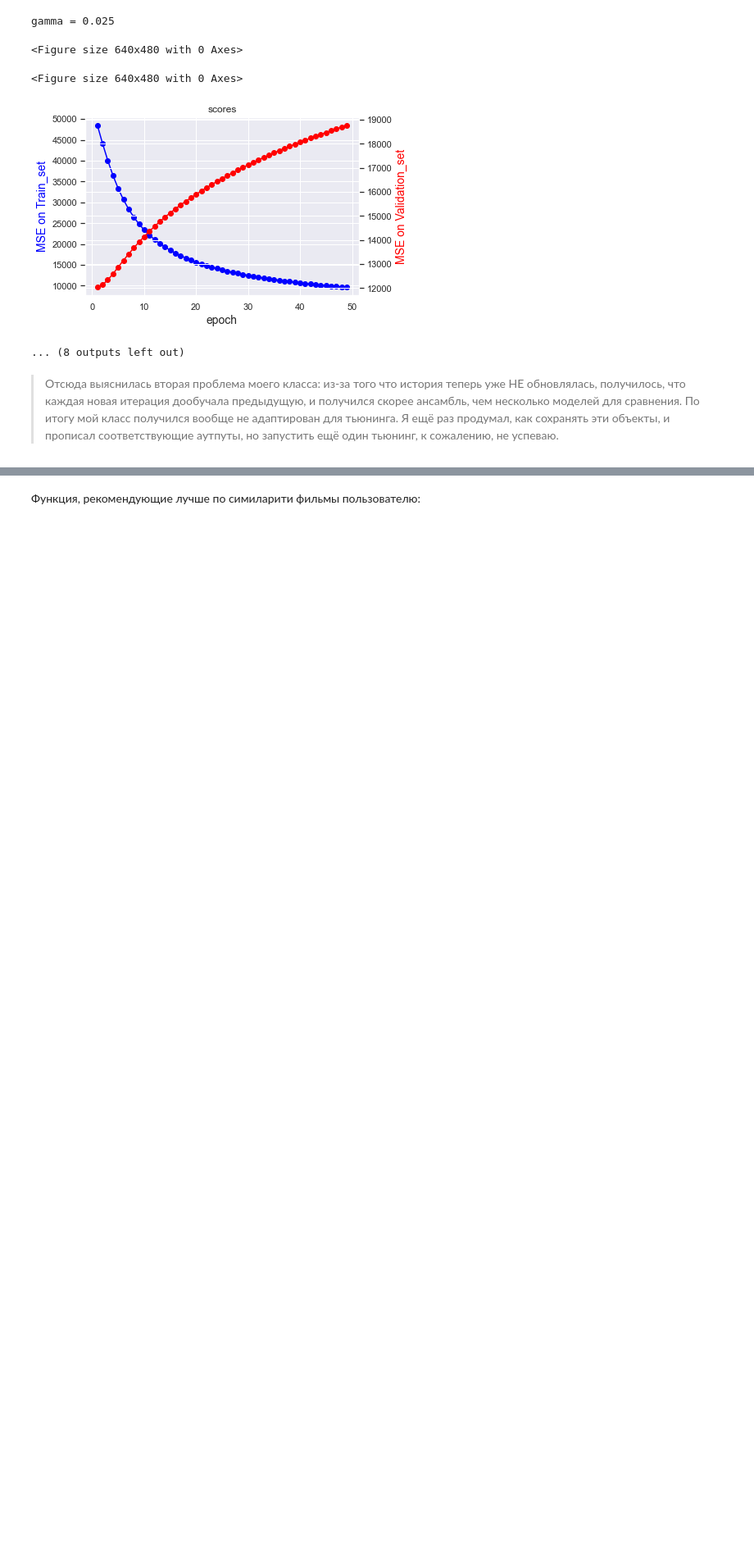
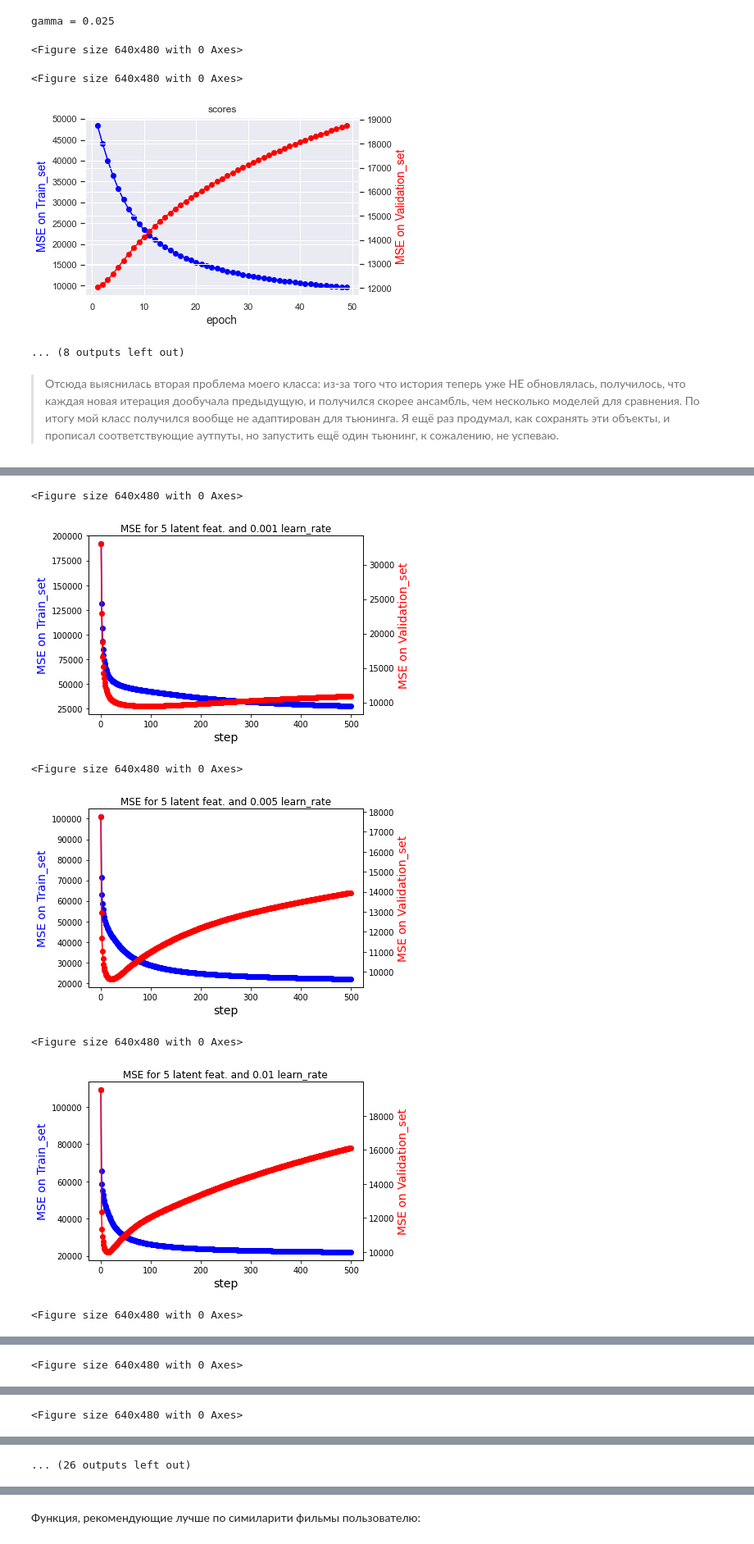
Before and after one commit to alexpoov/alexpoov, a Jupyter notebook: popov_hw.ipynb, the cells around one changed output, grey strips where cells are left out. Shown: that part at 82% size. Saved outputs shown, nothing was run; the diff lists cells and outputs as text; code cells hidden in the pictures; blank space fills up the shorter version.

```diff
--- a/popov_hw.ipynb
+++ b/popov_hw.ipynb
@@ -1107,9 +1104,10 @@ model.initialize()
 # %%
 %%time
 tunes = []
+model = customSVD(train)
 
-for L in (5, 15, 25):
-    for gamma in (0.001, 0.005, 0.01, 0.025):
+for L in (5, 15, 25, 45):
+    for gamma in (0.001, 0.005, 0.01, 0.025, 0.05):
         model.initialize(latent_features = L)
-        tune = model.fit(valid, learning_rate = gamma, epochs = 10, steps = 10)
+        tune = model.fit(valid, learning_rate = gamma, epochs = 20, steps = 25)
         tunes.append([L, gamma, tune])
@@ -1189,0 +1196,43 @@ gamma = 0.025
+# %%
+from matplotlib import pyplot as plt
+
+for i in range(19):
+    tra_sc = []
+    val_sc = []
+    for s in range(500):
+        tra_sc.append(tunes[i][2][1][s][0])
+        val_sc.append(tunes[i][2][1][s][1])
+    ep = list(range(len(tra_sc)))[1:]
+
+    plt.figure(figsize=(8, 6), dpi=80);
+
+    # create figure and axis objects with subplots()
+    fig,ax = plt.subplots()
+    # make a plot
+    ax.plot(ep,
+            tra_sc[1:],
+            color="blue",
+            marker="o")
+    # set x-axis label
+    ax.set_xlabel("step", fontsize = 14)
+    # set y-axis label
+    ax.set_ylabel("MSE on Train_set",
+                color="blue",
+                fontsize=14)
+    title = f"MSE for {tunes[i][0]} latent feat. and {tunes[i][1]} learn_rate"
+    ax.set_title(title)
+
+    # twin object for two different y-axis on the sample plot
+    ax2=ax.twinx()
+    # make a plot with different y-axis using second axis object
+    ax2.plot(ep, val_sc[1:], color="red",marker="o")
+    ax2.set_ylabel("MSE on Validation_set", color="red",fontsize=14)
+    plt.show();
+# %% [output]
+<Figure size 640x480 with 0 Axes>
+[figure, added]
+<Figure size 640x480 with 0 Axes>
+[figure, added]
+<Figure size 640x480 with 0 Axes>
+[figure, added]
+<Figure size 640x480 with 0 Axes>
@@ -1189,0 +1240 @@ gamma = 0.025
+<Figure size 640x480 with 0 Axes>
@@ -1189,0 +1242 @@ gamma = 0.025
+<Figure size 640x480 with 0 Axes>
@@ -1189,0 +1244 @@ gamma = 0.025
+... (26 outputs left out)
```
Also changed, not shown: parts of 46 cells of this notebook.
